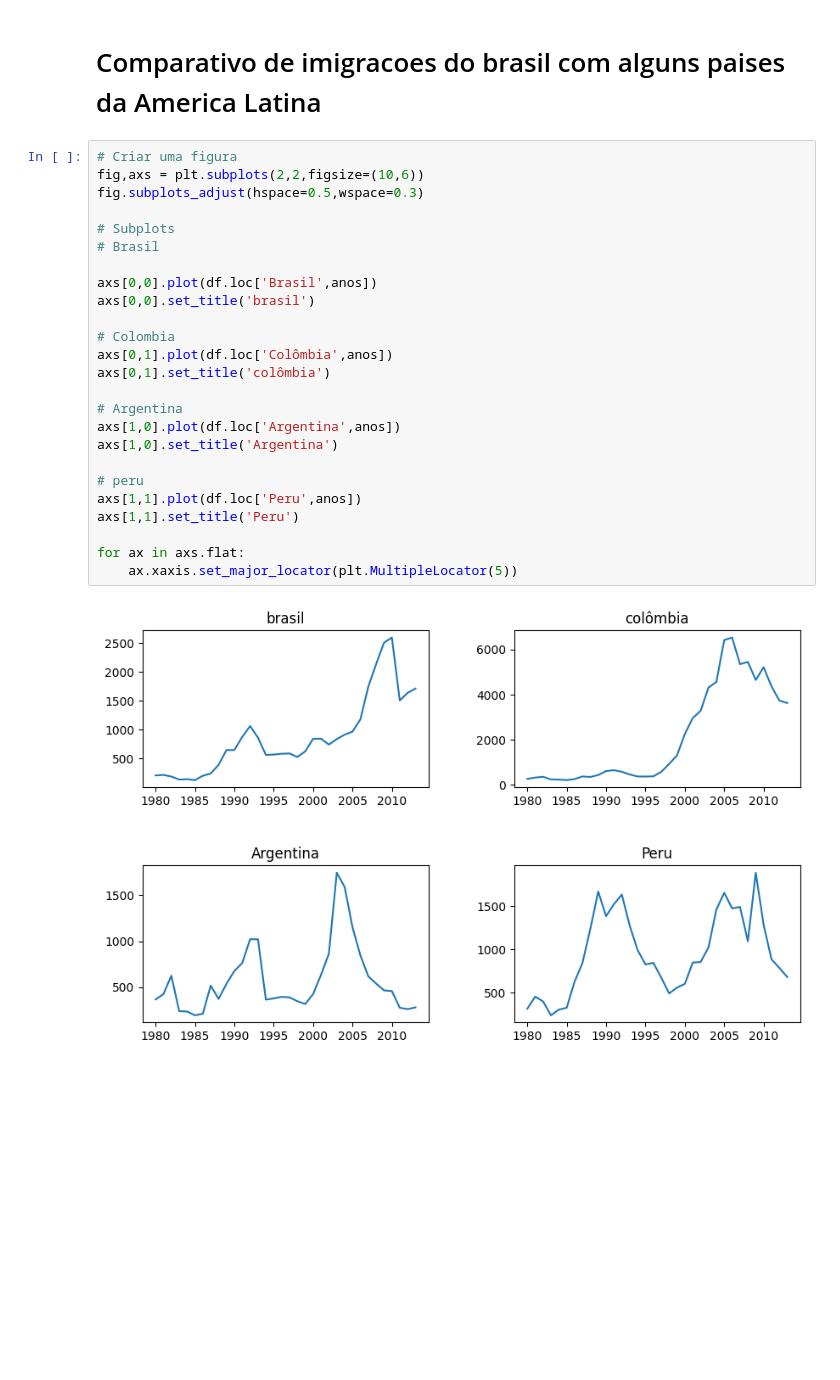
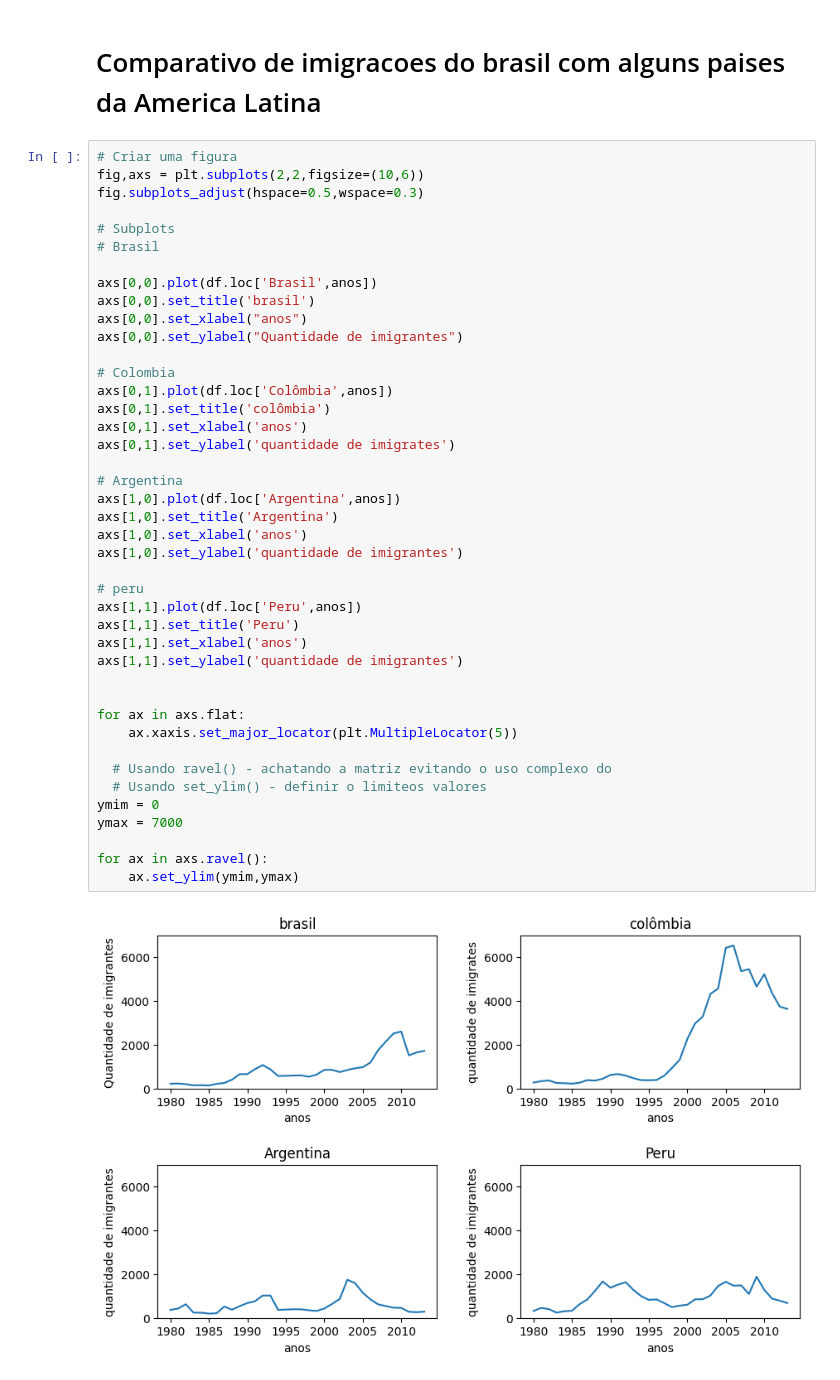
Before and after one commit to ssuelims/semanadaestatistica, a Jupyter notebook: notebooks/aula2.ipynb, the cells around one changed output. Saved outputs shown, nothing was run; the diff lists cells and outputs as text; blank space fills up the shorter version.

```diff
--- a/notebooks/aula2.ipynb
+++ b/notebooks/aula2.ipynb
@@ -366,27 +350,44 @@ dados_brasil .describe()
 # %%
 # Criar uma figura
 fig,axs = plt.subplots(2,2,figsize=(10,6))
 fig.subplots_adjust(hspace=0.5,wspace=0.3)
 
 # Subplots
 # Brasil
 
 axs[0,0].plot(df.loc['Brasil',anos])
 axs[0,0].set_title('brasil')
+axs[0,0].set_xlabel("anos")
+axs[0,0].set_ylabel("Quantidade de imigrantes")
 
 # Colombia
 axs[0,1].plot(df.loc['Colômbia',anos])
 axs[0,1].set_title('colômbia')
+axs[0,1].set_xlabel('anos')
+axs[0,1].set_ylabel('quantidade de imigrates')
 
 # Argentina
 axs[1,0].plot(df.loc['Argentina',anos])
 axs[1,0].set_title('Argentina')
+axs[1,0].set_xlabel('anos')
+axs[1,0].set_ylabel('quantidade de imigrantes')
 
 # peru
 axs[1,1].plot(df.loc['Peru',anos])
 axs[1,1].set_title('Peru')
+axs[1,1].set_xlabel('anos')
+axs[1,1].set_ylabel('quantidade de imigrantes')
+
 
 for ax in axs.flat:
     ax.xaxis.set_major_locator(plt.MultipleLocator(5))
+
+  # Usando ravel() - achatando a matriz evitando o uso complexo do
+  # Usando set_ylim() - definir o limiteos valores
+ymim = 0
+ymax = 7000
+
+for ax in axs.ravel():
+    ax.set_ylim(ymim,ymax)
 # %% [output]
-[figure, old version]
+[figure, new version]
```
Also changed, not shown: parts of 13 cells of this notebook, 1 other file.
